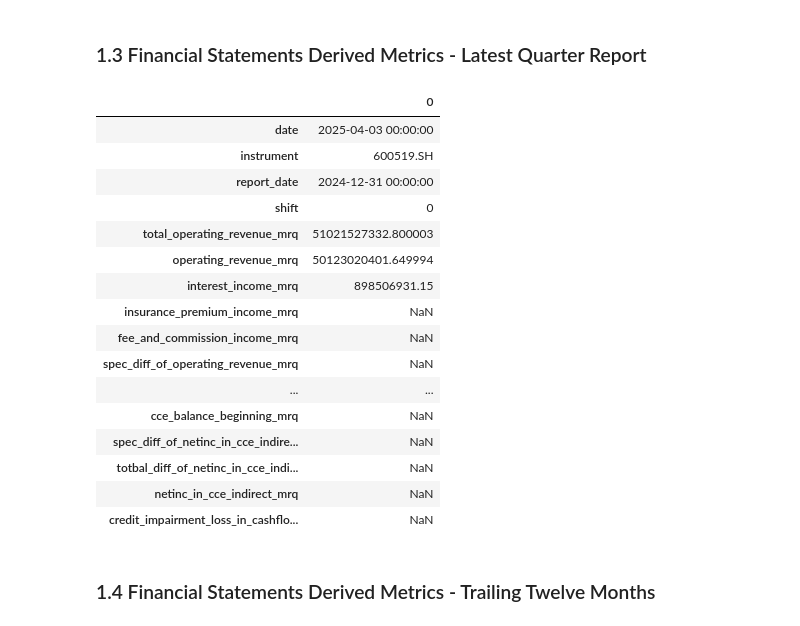
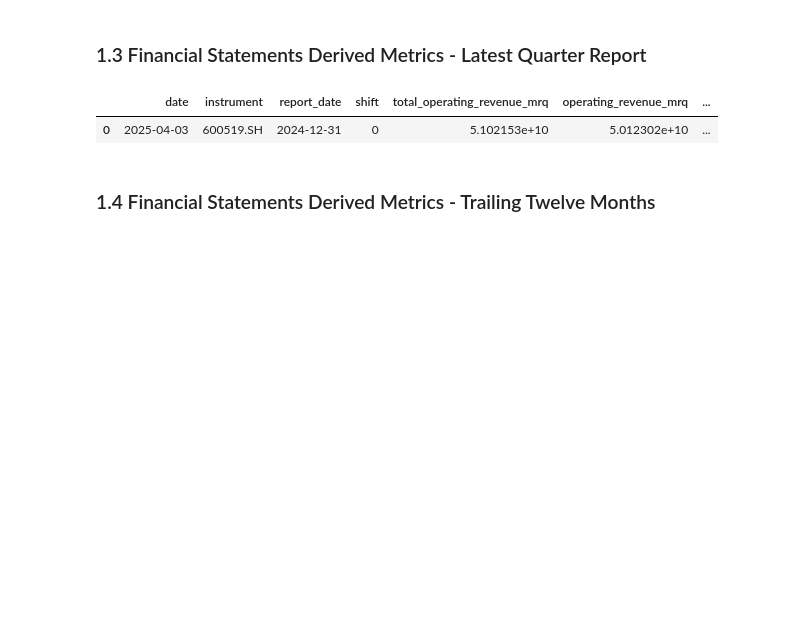
Before and after one commit to zhangfan9607243/BigQuant_Resources_Collection, a Jupyter notebook: BigQuant_Resources_Collection/Data_Collection/Data_Summary/Chinese_Mainland_Data/Stock_Data/Stock_Company_Data/Stock_Financial_Data/Stock_Financial_Derived_Data.ipynb, the cells around one changed output. Saved outputs shown, nothing was run; the diff lists cells and outputs as text; code cells hidden in the pictures; blank space fills up the shorter version.

```diff
--- a/BigQuant_Resources_Collection/Data_Collection/Data_Summary/Chinese_Mainland_Data/Stock_Data/Stock_Company_Data/Stock_Financial_Data/Stock_Financial_Derived_Data.ipynb
+++ b/BigQuant_Resources_Collection/Data_Collection/Data_Summary/Chinese_Mainland_Data/Stock_Data/Stock_Company_Data/Stock_Financial_Data/Stock_Financial_Derived_Data.ipynb
@@ -3,7 +3,7 @@
 # %%
 import dai
 import pandas as pd
-pd.set_option('display.max_row', None)
+pd.set_option('display.max_row', 6)
 pd.set_option('display.max_column', None)
 # %% [markdown]
 ## 1. Financial Statements Derived Metrics
@@ -71,30 +40,15 @@ LIMIT 1
 # %%
 dai.query("""
 SELECT *
 FROM cn_stock_financial_mrq_shift
 WHERE date >= '2024-12-31'
 AND report_date = '2024-12-31'
 AND instrument = '600519.SH'
 AND shift = 0
-""", full_db_scan=True).df().transpose()
+""", full_db_scan=True).df()
 # %% [output]
-|  | 0 |
-| date | 2025-04-03 00:00:00 |
-| instrument | 600519.SH |
-| report_date | 2024-12-31 00:00:00 |
-| shift | 0 |
-| total_operating_revenue_mrq | 51021527332.800003 |
-| operating_revenue_mrq | 50123020401.649994 |
-| interest_income_mrq | 898506931.15 |
-| insurance_premium_income_mrq | NaN |
-| fee_and_commission_income_mrq | NaN |
-| spec_diff_of_operating_revenue_mrq | NaN |
-| ... | ... |
-| cce_balance_beginning_mrq | NaN |
-| spec_diff_of_netinc_in_cce_indire... | NaN |
-| totbal_diff_of_netinc_in_cce_indi... | NaN |
-| netinc_in_cce_indirect_mrq | NaN |
-| credit_impairment_loss_in_cashflo... | NaN |
+|  | date | instrument | report_date | shift | total_operating_revenue_mrq | operating_revenue_mrq | ... |
+| 0 | 2025-04-03 | 600519.SH | 2024-12-31 | 0 | 5.102153e+10 | 5.012302e+10 | ... |
 # %% [markdown]
 ### 1.4 Financial Statements Derived Metrics - Trailing Twelve Months
 # %%
```
Also changed, not shown: parts of 4 cells of this notebook, 9 other files.
